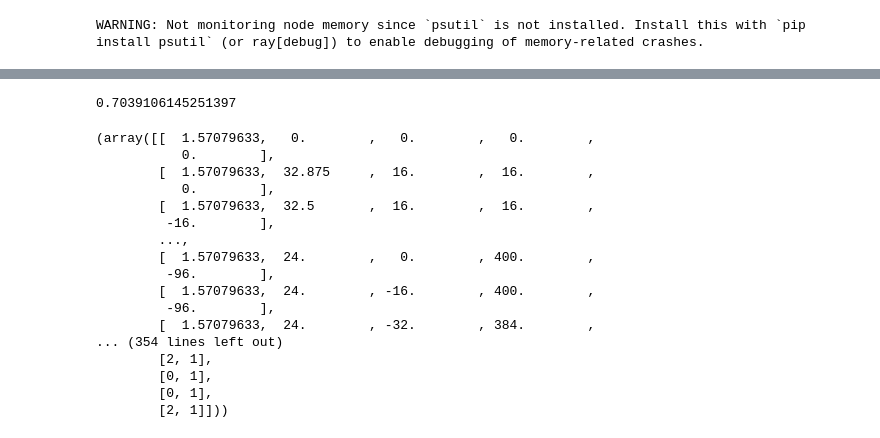
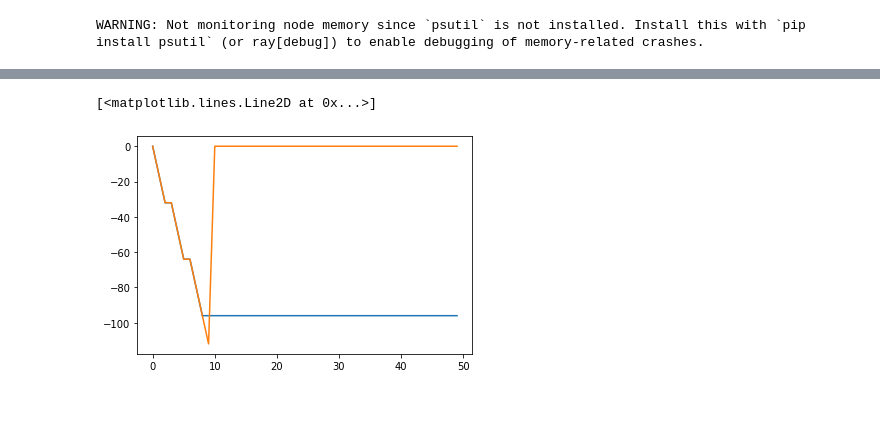
Before and after one commit to matthewearl/q1physrl, a Jupyter notebook: notebooks/RL client.ipynb, the cells around one changed output, grey strips where cells are left out. Saved outputs shown, nothing was run; the diff lists cells and outputs as text; code cells hidden in the pictures; blank space fills up the shorter version.

Commit message:
Add yawing as an action

```diff
--- a/notebooks/RL client.ipynb
+++ b/notebooks/RL client.ipynb
@@ -38,5 +45,5 @@ trainer.restore('/home/matt/ray_results/A2C_PhysEnv_2020-01-26_18-30-58enaj6dzm/
 # %%
-DEMO_FILE_NAME = "wr2.dem"
+DEMO_FILE_NAME = "wr3.dem"
 # %%
 import asyncio
 loop = asyncio.get_running_loop()
@@ -51,25 +59,14 @@ raise Exception
 Exception:
-# %%
-_8[1][:, 0].mean()
-# %% [output]
-0.7039106145251397
-# %%
-task.result()
-# %% [output]
-(array([[  1.57079633,   0.        ,   0.        ,   0.        ,
-           0.        ],
-        [  1.57079633,  32.875     ,  16.        ,  16.        ,
-           0.        ],
-        [  1.57079633,  32.5       ,  16.        ,  16.        ,
-         -16.        ],
-        ...,
-        [  1.57079633,  24.        ,   0.        , 400.        ,
-         -96.        ],
-        [  1.57079633,  24.        , -16.        , 400.        ,
-         -96.        ],
-        [  1.57079633,  24.        , -32.        , 384.        ,
-... (354 lines left out)
-        [2, 1],
-        [0, 1],
-        [0, 1],
-        [2, 1]]))
+# %%
+obs, action = task.result()
+# %%
+env = q1physrl.env.PhysEnv({'num_envs': 1})
+o, = env.vector_reset()
+
+obs2= [o]
+
+for a in action:
+    (o,), _, _, _ = env.vector_step(a[None])
+    obs2.append(o)
+
+obs2 = np.stack(obs2[:-1])
@@ -75,0 +77,6 @@ task.result()
+# %%
+plt.plot(obs[:50, 4])
+plt.plot(obs2[:50, 4])
+# %% [output]
+[<matplotlib.lines.Line2D at 0x...>]
+[figure, added]
```
Also changed, not shown: parts of 16 cells of this notebook, 3 other files.
